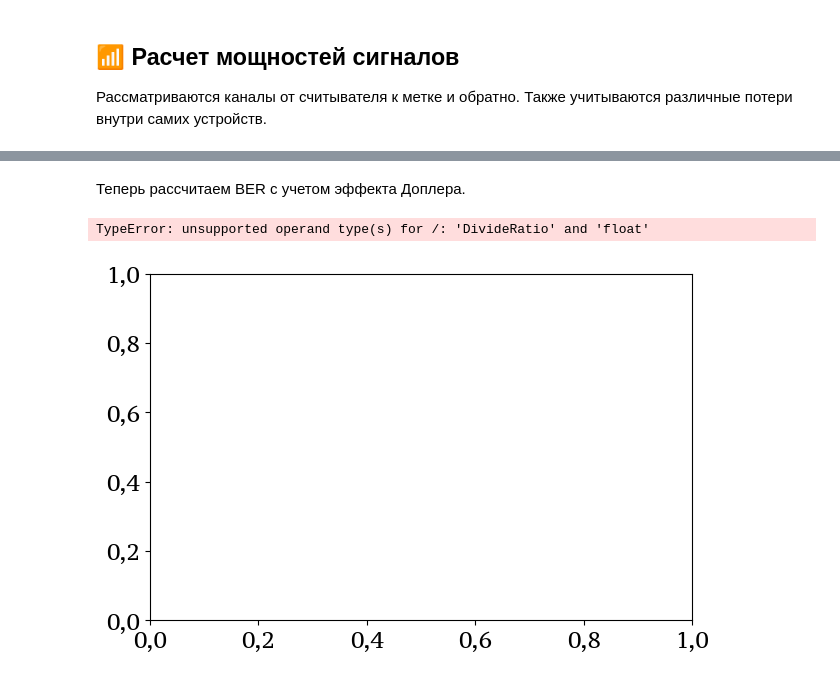
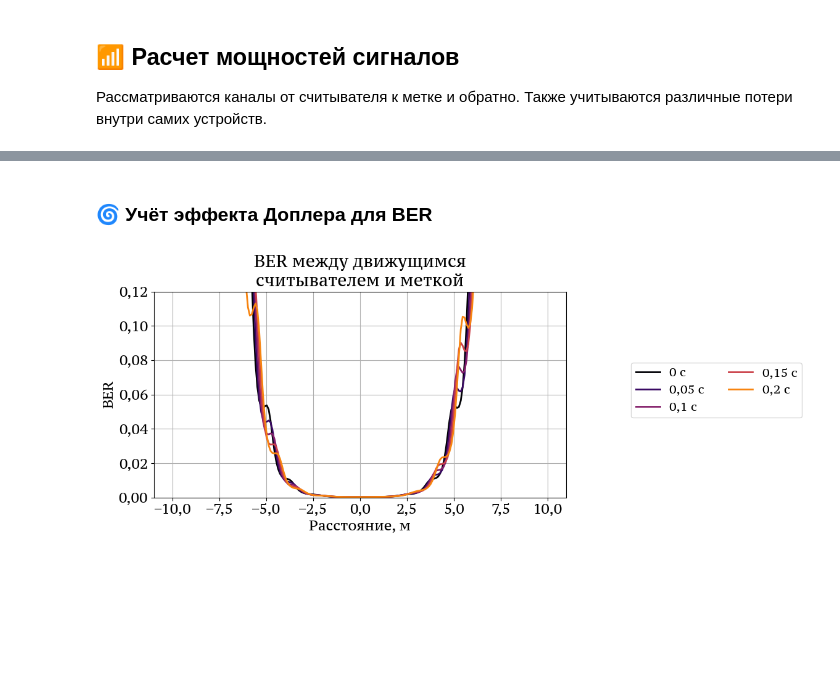
Before and after one commit to VilmenAbramian/simulation, a Jupyter notebook: pysim/experiments/channel.ipynb, the cells around one changed output, grey strips where cells are left out. Drawn from its saved outputs; the diff is of its cells as text; code cells hidden in the pictures; blank space fills up the shorter version.

Commit message:
Finalize refactoring channel

```diff
--- a/pysim/experiments/channel.ipynb
+++ b/pysim/experiments/channel.ipynb
@@ -57,13 +73,10 @@ RADIATION_PATTERN = channel.rp_dipole
 # %% [markdown]
 ### 📶 Параметры RFID считывателя
 # %%
-DEFAULT_SPEED = 10             # Метров в секунду
-DEFAULT_ORIENTATION = 'front'  # front или back
-
-READER_POS = np.array((5.0, 0, 5))               # Высота 5 метров
-vector = np.array((0, 0, -1))
-READER_ANTENNA_DIRECTION =  vector/np.linalg.norm(vector)
-READER_POLARIZATION = CIRCULAR_POLARIZATION        # Поляризация антенны
+DEFAULT_SPEED = 10               # Метров в секунду
+READER_POS = np.array((5, 0, 5)) # Высота 5 метров
+READER_ANTENNA_DIRECTION = channel.normalize(np.array((0, 0, -1)))
+READER_POLARIZATION = CIRCULAR_POLARIZATION # Поляризация антенны
 READER_GAIN = 8            # Усиление антенны
 READER_CABLE_LOSS = -2.0   # dBm
 READER_NOISE = -80.0       # dBm
@@ -78,7 +91,7 @@ TRCAL_MUL = 1.95 # TODO: унифицировать везде множител
 ### 🏷️ Параметры RFID метки
 # %%
 TAG_POS = np.array((5.0, 0, 0))                # Метка на земле
-TAG_ANTENNA_DIRECTION = np.array((0, 0, 1.0))  # Направление антенны метки (вверх)
+TAG_ANTENNA_DIRECTION = channel.normalize(((0, 0, 1.0)))  # Направление антенны метки (вверх)
 TAG_POLARIZATION = HORIZONTAL_POLARIZATION     # Поляризация антенны
 TAG_SENSITIVITY = -18.0       # dBm
 TAG_GAIN = 2.0                # Усиление антенны
@@ -643,14 +574,14 @@ NOISE = channel.to_log(
 )
 
 def get_snr(rx: float, m: int, trcal: float, trext: bool = False,
-            dr: float = DR) -> float:
+            dr: float = DR.eval()) -> float:
     """Вычислить SNR на бит с поправкой на синхронизацию."""
     snr = channel.snr(power=rx, noise=NOISE)
-    preamble = get_preamble(m, trcal, trext, dr)
+    preamble = epc.get_preamble(m, trcal, trext, dr)
     return channel.snr_full(
         snr=snr,
         miller=m,
-        symbol=(1 / get_blf(trcal, dr)),
+        symbol=(1 / epc.get_blf(trcal, dr)),
         preamble=preamble
     )
 # %% [markdown]
@@ -727,52 +666,56 @@ plot_ber('', save_fig = False)
 # %% [markdown]
-Теперь рассчитаем BER с учетом эффекта Доплера.
+### 🌀 Учёт эффекта Доплера для BER
 # %%
 def plot_ber_doppler(
-        image_name: str = "",
-        m_tag_value: int = 2,
-        tari_us: float = 12.5
+    m_tag_value: int = epc.TagEncoding.M2.value[1],
+    tari_us: float = 12.5,
+    image_name: str = 'Dopler BER',
+    save_fig: bool = False,
 ) -> None:
     """
     Нарисовать график BER от расстояния по земле с учетом эффекта Доплера.
 
     Args:
-        image_name (str): имя файла без расширения
         m_tag_value (int): число символов на бит в ответе метки (1, 2, 4, 8)
         tari_us (float): величина Tari в микросекундах (по-умолчанию, 12.5)
+        image_name (str): имя файла без расширения
+        save_fig: сохранить ли изображение
     """
-    ox = np.linspace(1, 15, 150)
-    ts = np.linspace(0, 0.2, 21)
-    v = channel.kmph2mps(60)
-    fig, ax = plt.subplots(figsize=(7, 4.5), nrows=1, ncols=1)
+    # Задание областей моделирования
+    ox_axis = np.linspace(MINIMUM_DISTANCE+D_SHIFT, MAXIMUM_DISTANCE-D_SHIFT, GRID_STEP)
+    time_points = np.linspace(MINIMUM_TIME, MAXIMUM_TIME, DOPPLER_LINES_COUNT)
+    velocity = channel.kmph2mps(DEFAULT_SPEED)
+    fig, ax = plt.subplots(figsize=GraphConsts.FIGSIZE, nrows=1, ncols=1)
 
     tari = tari_us * 1e-6
-    trcal = get_trcal(tari)
+    trcal = epc.get_trcal(tari)
 
-    for i, t in enumerate(ts):
-        tag_accepted_power = [get_tag_rx(x, v, t) for x in ox]
+    for i, t in enumerate(time_points):
+        # Получение результатов
+        tag_accepted_power = [get_tag_rx(x, v=velocity, t=t) for x in ox_axis]
         tag_tx = [get_tag_tx(rx) for rx in tag_accepted_power]
-        reader_accepted_power = [get_reader_rx(x, v, t, tx) for (x, tx) in zip(ox, tag_tx)]
+        reader_accepted_power = [get_reader_rx(x, v=velocity, t=t, power=power) for (x, power) in zip(ox_axis, tag_tx)]
         snr_on_reader = [get_snr(power, m_tag_value, trcal, False) for power in reader_accepted_power]
-        ber = [get_ber(snr) for snr in snr_on_reader]
+        ber = [channel.ber(snr) for snr in snr_on_reader]
 
-        color = get_color(i / (len(ts) * 1.1))
-        ax.plot(ox, ber, label=f"{t:n} с", color=color)
+        # Построение кривых
+        color = get_color(i / (len(time_points) * 1.1))
+        ax.plot(ox_axis, ber, label=f"{t:n} с", color=color)
 
+    # Оформление графика
     ax.grid()
-    ax.set_ylabel("BER")
-    ax.set_xlabel("Расстояние, м")
-    ax.set_ylim((0, 0.2))
-
-    # ax0.set_ylim((-20, -13))
-
+    ax.set_title('BER между движущимся\nсчитывателем и меткой')
+    ax.set_ylabel('BER')
+    ax.set_xlabel('Расстояние, м')
+    ax.set_ylim((0, 0.12)) # Выше строить нет смысла
     handles, labels = ax.get_legend_handles_labels()
     fig.legend(handles, labels, loc='center right',
                bbox_to_anchor=(1.46, 0.51), ncol=2)
+    plt.tight_layout()
 
-    plt.tight_layout()
-    savefig(image_name)
+    if save_fig:
+        savefig(name=image_name, directory=DIRECTORY)
 
-plot_ber_doppler("ch2_ber_doppler")
+plot_ber_doppler(save_fig = True)
 # %% [output]
-TypeError: unsupported operand type(s) for /: 'DivideRatio' and 'float'
-[figure, old version]
+[figure, new version]
```
Also changed, not shown: parts of 24 cells of this notebook, 18 other files.
